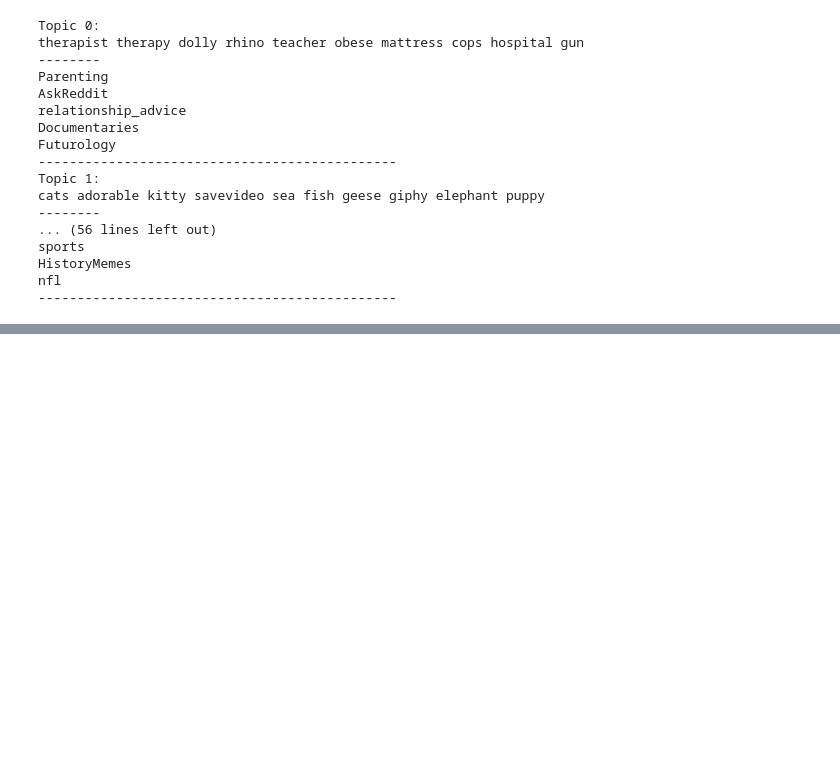
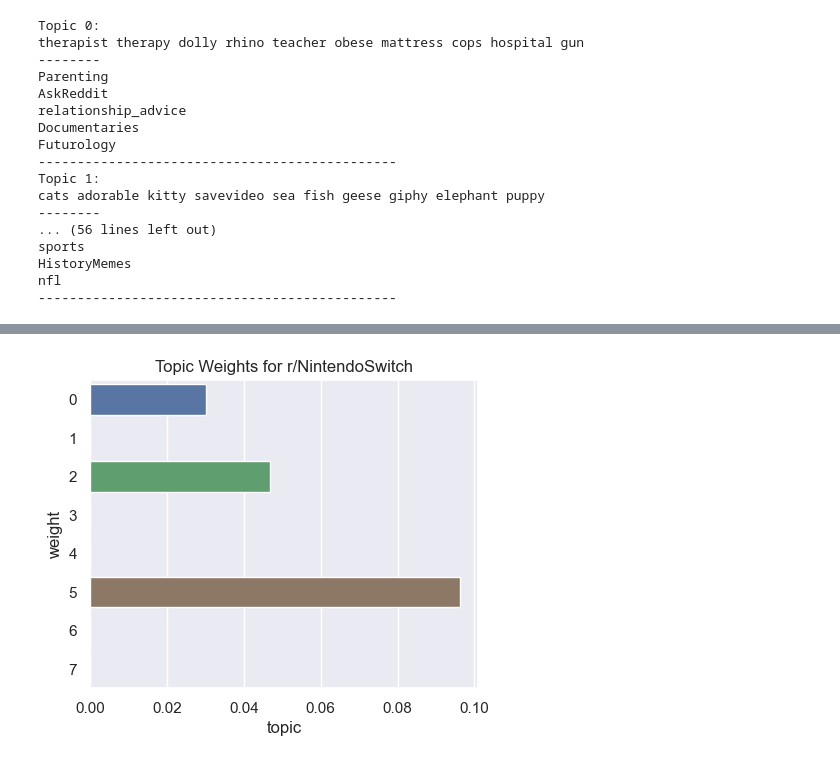
Before and after one commit to Data-Science-for-Linguists-2024/subreddit-clustering, a Jupyter notebook: notebooks/clustering.ipynb, the cells around one changed output, grey strips where cells are left out. Saved outputs shown, nothing was run; the diff lists cells and outputs as text; code cells hidden in the pictures; blank space fills up the shorter version.

```diff
--- a/notebooks/clustering.ipynb
+++ b/notebooks/clustering.ipynb
@@ -307,0 +322,4 @@ nfl
+# %%
+plot_topics("NintendoSwitch", subreddits, nmf_W)
+# %% [output]
+[figure, added]
```
Also changed, not shown: parts of 13 cells of this notebook.
